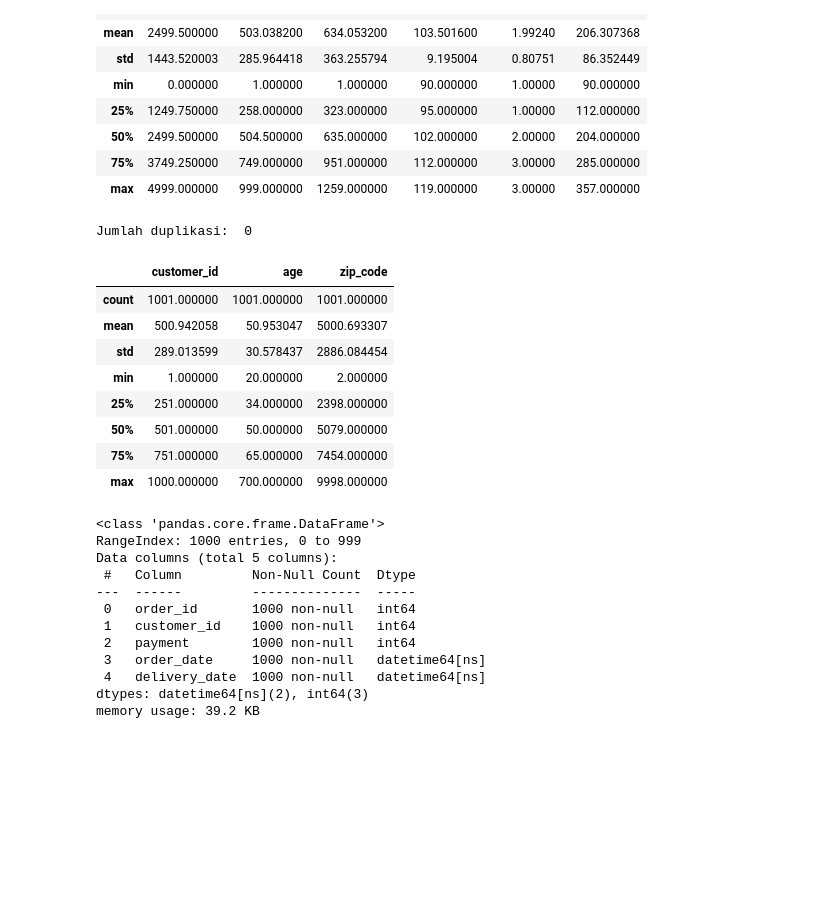
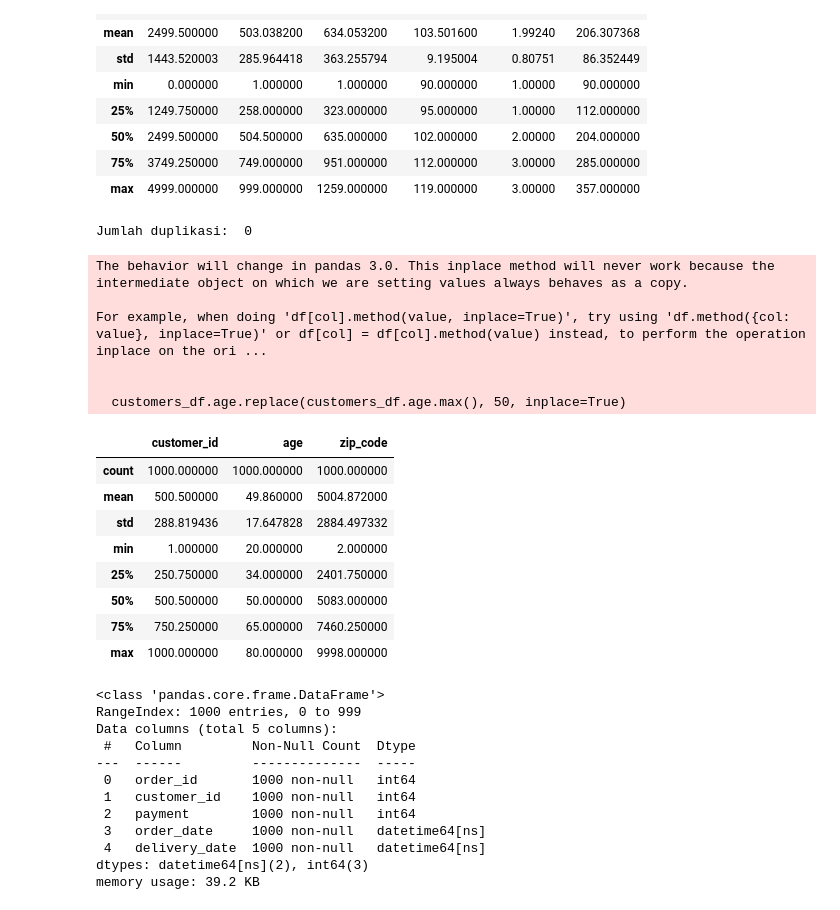
Before and after one commit to salmadanu/bangkit-ml, a Jupyter notebook: proyek_analisis_data/notebook.ipynb, the cells around one changed output. Drawn from its saved outputs; the diff is of its cells as text; code cells hidden in the pictures; blank space fills up the shorter version.

```diff
--- a/proyek_analisis_data/notebook.ipynb
+++ b/proyek_analisis_data/notebook.ipynb
@@ -179,31 +181,39 @@ Jumlah duplikasi:  0
 # %%
 # Cleaning Data Table Customers
 # Menangani duplicates
 customers_df.drop_duplicates(inplace=True)
 print("Jumlah duplikasi: ", customers_df.duplicated().sum())
 
 # Menangani missing value
 # Menampilkan baris data yang mengandung missing value pada kolom gender
 customers_df[customers_df.gender.isna()]
 # Melihat value yang dominan
 customers_df.gender.value_counts()
 customers_df.fillna(value="Prefer not to say", inplace=True)
 customers_df.isna().sum()
 
 #Menangani inaccurate value
-customers_df[customers_df.age == customers_df.age.max()]
+# customers_df[customers_df.age == customers_df.age.max()]
+# customers_df.age.replace(customers_df.age.max(), 70, inplace=True)
+customers_df.age.replace(customers_df.age.max(), 50, inplace=True)
 customers_df.describe()
 # %% [output]
 Jumlah duplikasi:  0
+The behavior will change in pandas 3.0. This inplace method will never work because the intermediate object on which we are setting values always behaves as a copy.
+
+For example, when doing 'df[col].method(value, inplace=True)', try using 'df.method({col: value}, inplace=True)' or df[col] = df[col].method(value) instead, to perform the operation inplace on the ori ...
+
+
+  customers_df.age.replace(customers_df.age.max(), 50, inplace=True)
 |  | customer_id | age | zip_code |
-| count | 1001.000000 | 1001.000000 | 1001.000000 |
-| mean | 500.942058 | 50.953047 | 5000.693307 |
-| std | 289.013599 | 30.578437 | 2886.084454 |
+| count | 1000.000000 | 1000.000000 | 1000.000000 |
+| mean | 500.500000 | 49.860000 | 5004.872000 |
+| std | 288.819436 | 17.647828 | 2884.497332 |
 | min | 1.000000 | 20.000000 | 2.000000 |
-| 25% | 251.000000 | 34.000000 | 2398.000000 |
-| 50% | 501.000000 | 50.000000 | 5079.000000 |
-| 75% | 751.000000 | 65.000000 | 7454.000000 |
-| max | 1000.000000 | 700.000000 | 9998.000000 |
+| 25% | 250.750000 | 34.000000 | 2401.750000 |
+| 50% | 500.500000 | 50.000000 | 5083.000000 |
+| 75% | 750.250000 | 65.000000 | 7460.250000 |
+| max | 1000.000000 | 80.000000 | 9998.000000 |
 # %%
 # Cleaning Data Table Orders
 # Mau ganti tipe data pada kolom order_date dan delivery_date jadi datetime
```
Also changed, not shown: parts of 37 cells of this notebook, 7 other files.
